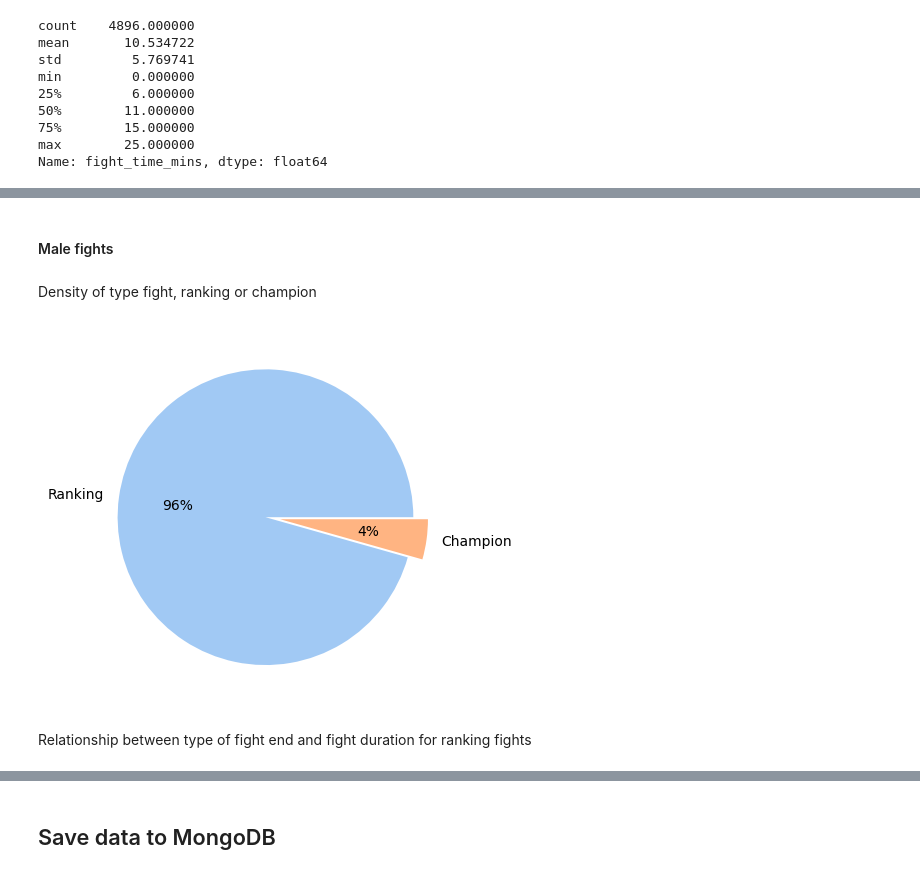
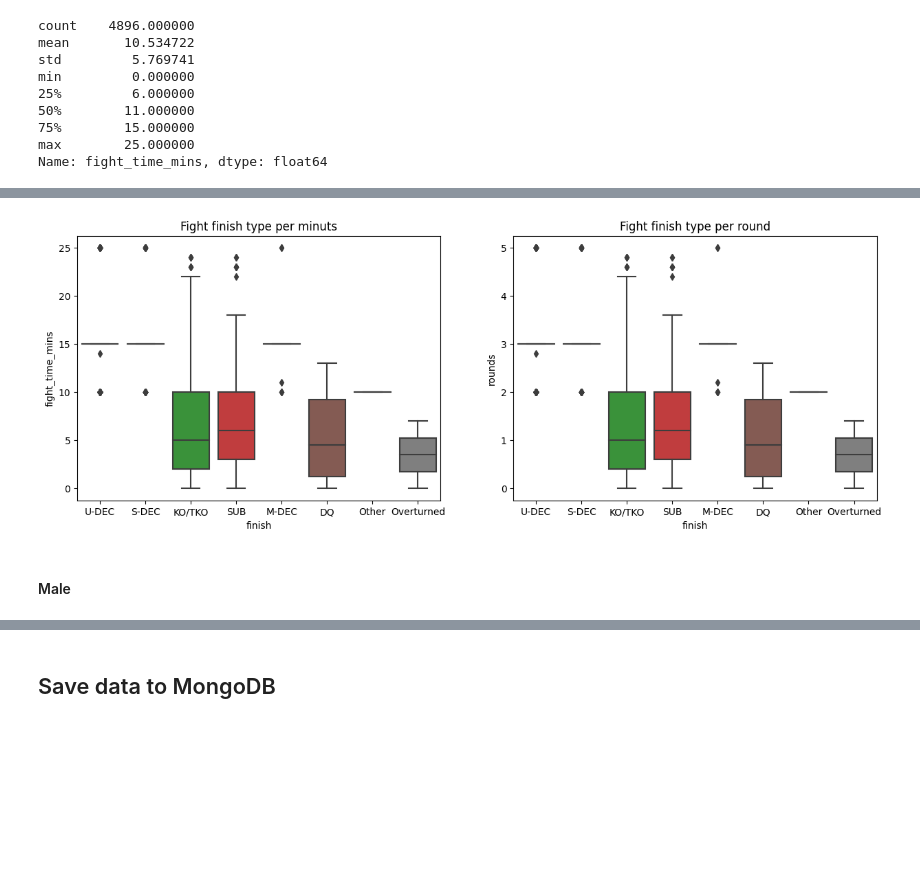
Before and after one commit to wilberquito/UFC-winner-predictor, a Jupyter notebook: lab/notebooks/ufc.ipynb, the cells around one changed output, grey strips where cells are left out. Drawn from its saved outputs; the diff is of its cells as text; code cells hidden in the pictures; blank space fills up the shorter version.

```diff
--- a/lab/notebooks/ufc.ipynb
+++ b/lab/notebooks/ufc.ipynb
@@ -404,29 +484,12 @@ plt.show()
-# %% [markdown]
-#### Male fights
-# %% [markdown]
-Density of type fight, ranking or champion
-# %%
-champion_fights = master_df[(master_df['title_bout']) & (master_df['gender'] == 'MALE')]
-ranking_fights = master_df[(~master_df['title_bout']) & (master_df['gender'] == 'MALE')]
-
-# define data
-keys = ['Ranking', 'Champion']
-data = [len(ranking_fights), len(champion_fights)]
-explode = [0, 0.1]
-
-# define Seaborn color palette to use
-palette_color = sns.color_palette('pastel')
-
-# plotting data on chart
-plt.pie(data,
-        labels=keys,
-        colors=palette_color,
-        explode=explode,
-        autopct='%.0f%%')
-
-# displaying chart
-plt.show()
-# %% [output]
-[figure, removed]
+# %%
+fig, axs = plt.subplots(ncols=2)
+sns.boxplot(x='finish', y='fight_time_mins', data=master_df, ax=axs[0]) \
+    .set(title='Fight finish type per minuts')
+sns.boxplot(x=master_df['finish'], y=master_df['fight_time_mins'] / 5, ax=axs[1]) \
+    .set(title='Fight finish type per round', ylabel='rounds')
+fig.set_figheight(5)
+fig.set_figwidth(15)
+# %% [output]
+[figure, added]
 # %% [markdown]
-Relationship between type of fight end and fight duration for ranking fights
+#### Male
```
Also changed, not shown: parts of 52 cells of this notebook.
